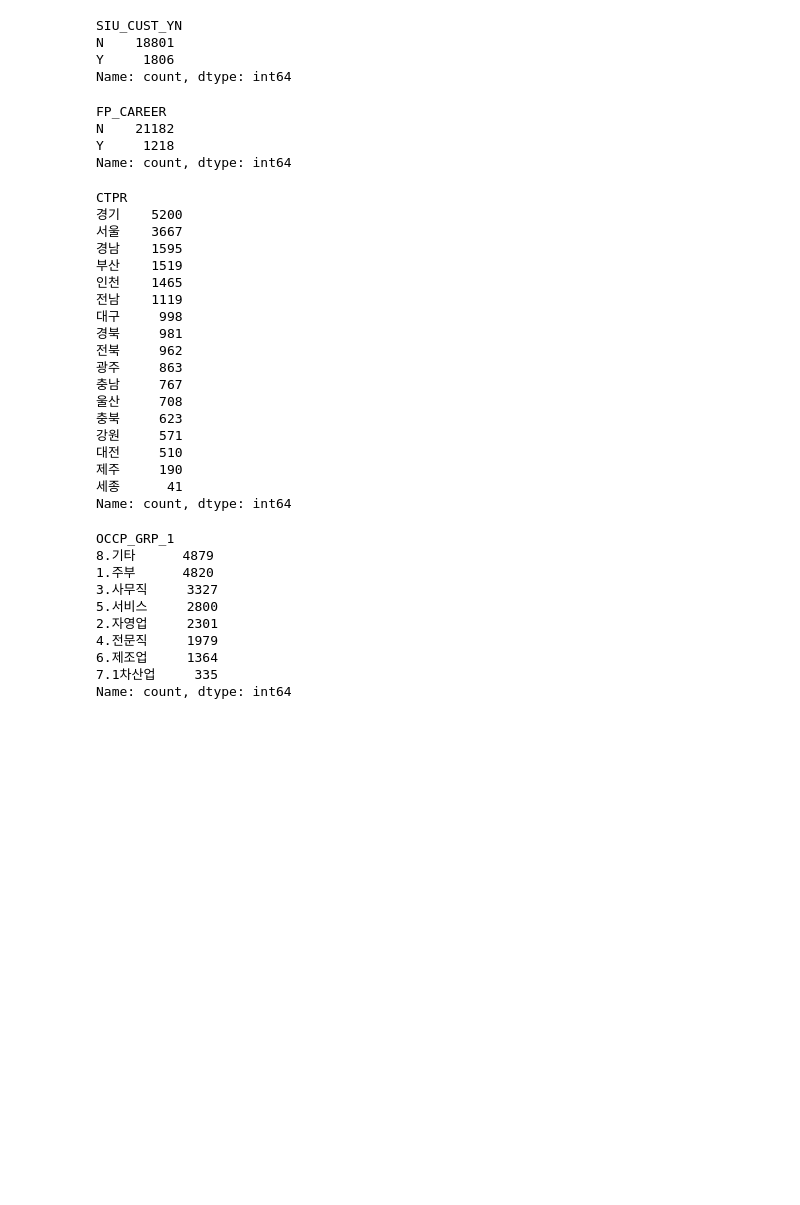
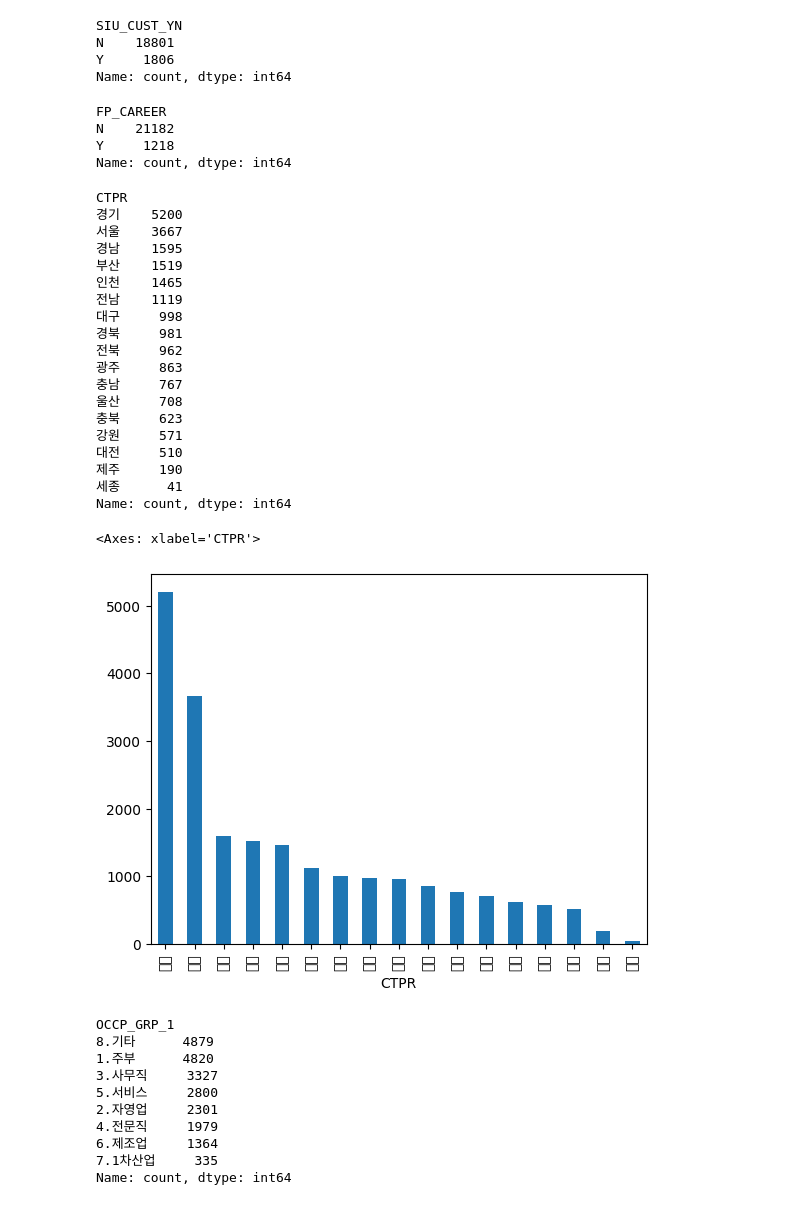
Before and after one commit to psjin2024/ml-data, a Jupyter notebook: 6장. 부정탐지 프로젝트 - 보험 사기자 분류 예측.ipynb, the cells around one changed output. Saved outputs shown, nothing was run; the diff lists cells and outputs as text; code cells hidden in the pictures; blank space fills up the shorter version.

```diff
--- a/6장. 부정탐지 프로젝트 - 보험 사기자 분류 예측.ipynb
+++ b/6장. 부정탐지 프로젝트 - 보험 사기자 분류 예측.ipynb
@@ -84,36 +87,40 @@ SIU_CUST_YN
 N    18801
 Y     1806
 Name: count, dtype: int64
-# %%
-cust['FP_CAREER'].value_counts()
-# %% [output]
-FP_CAREER
-N    21182
-Y     1218
-Name: count, dtype: int64
+# %%
+# FP_CAREER : 직업 코드  /  결측치 존재
+cust['FP_CAREER'].value_counts()
+# %% [output]
+FP_CAREER
+N    21182
+Y     1218
+Name: count, dtype: int64
 # %%
 # 지역- 막대 그래프
-cust['CTPR'].value_counts()
+print(cust['CTPR'].value_counts())
+cust['CTPR'].value_counts().plot.bar()
 # %% [output]
 CTPR
 경기    5200
 서울    3667
 경남    1595
 부산    1519
 인천    1465
 전남    1119
 대구     998
 경북     981
 전북     962
 광주     863
 충남     767
 울산     708
 충북     623
 강원     571
 대전     510
 제주     190
 세종      41
 Name: count, dtype: int64
+<Axes: xlabel='CTPR'>
+[figure, added]
 # %%
 cust['OCCP_GRP_1'].value_counts()
 # %% [output]
```
Also changed, not shown: parts of 2 cells of this notebook.
